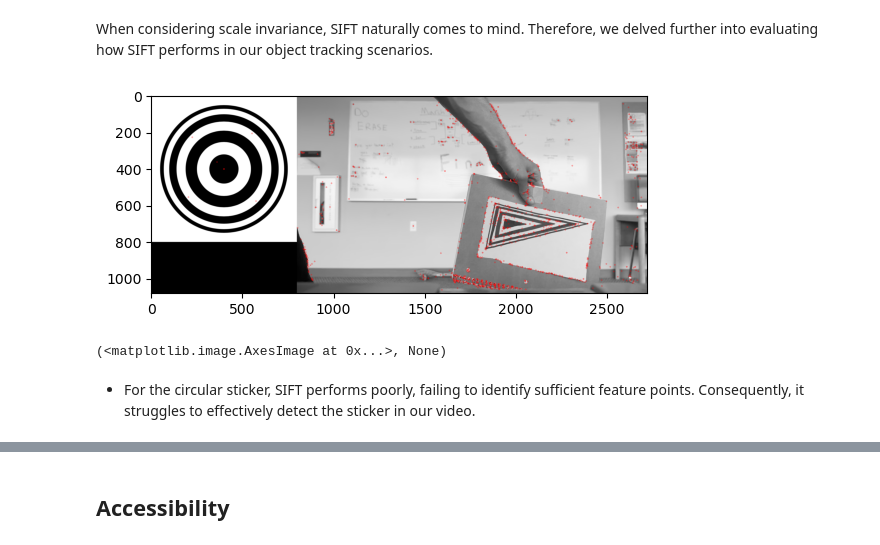
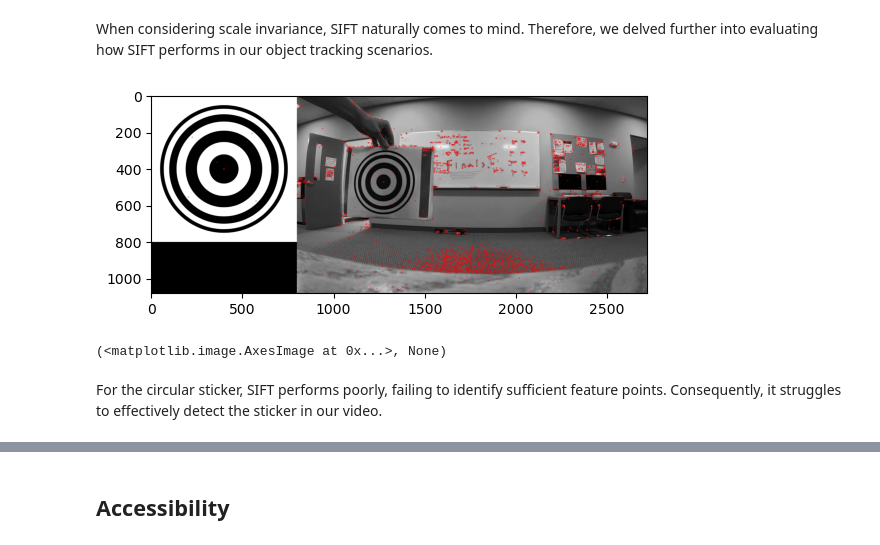
Before and after one commit to Sallyliubj/Object-Detection-and-Tracking-in-Frequency-Domain, a Jupyter notebook: Final Report.ipynb, the cells around one changed output, grey strips where cells are left out. Cells and saved outputs as stored; diff of their text form; code cells hidden in the pictures.

```diff
--- a/Final Report.ipynb
+++ b/Final Report.ipynb
@@ -376,40 +404,40 @@ display(Image(filename='runtime&accuracy.png', width=1000, height=500))
 When considering scale invariance, SIFT naturally comes to mind. Therefore, we delved further into evaluating how SIFT performs in our object tracking scenarios.
 # %%
 # Read the main image and the template
-img = cv.imread('Test Images/template_img.png', cv.IMREAD_GRAYSCALE)
+img = cv.imread('Videos_with_moving_stickers/real_life_circle/frame_0000.png', cv.IMREAD_GRAYSCALE)
 template = cv.imread('stickers/circle_sticker.png', cv.IMREAD_GRAYSCALE)
 
 # Initialize SIFT detector
 sift = cv.SIFT_create()
 
 # Find keypoints and descriptors with SIFT
 keypoints_1, descriptors_1 = sift.detectAndCompute(template, None)
 keypoints_2, descriptors_2 = sift.detectAndCompute(img, None)
 
 # Create matches using the FLANN matcher
 index_params = dict(algorithm = 1, trees = 5)
 search_params = dict(checks = 50)
 flann = cv.FlannBasedMatcher(index_params, search_params)
 matches = flann.knnMatch(descriptors_1, descriptors_2, k=2)
 
 # Need to draw only good matches, so create a mask
 matchesMask = [[0,0] for i in range(len(matches))]
 
 # Ratio test as per Lowe's paper
 for i, (m,n) in enumerate(matches):
     if m.distance < 0.7*n.distance:
         matchesMask[i]=[1,0]
 
 draw_params = dict(matchColor = (0,255,0),
                    singlePointColor = (255,0,0),
                    matchesMask = matchesMask,
                    flags = cv.DrawMatchesFlags_DEFAULT)
 
 img3 = cv.drawMatchesKnn(template, keypoints_1, img, keypoints_2, matches, None, **draw_params)
 
 plt.imshow(img3), plt.show()
 # %% [output]
-[figure, old version]
+[figure, new version]
 (<matplotlib.image.AxesImage at 0x...>, None)
 # %% [markdown]
-- For the circular sticker, SIFT performs poorly, failing to identify sufficient feature points. Consequently, it struggles to effectively detect the sticker in our video.
+For the circular sticker, SIFT performs poorly, failing to identify sufficient feature points. Consequently, it struggles to effectively detect the sticker in our video.
```
Also changed, not shown: parts of 23 cells of this notebook, 4 other files.
